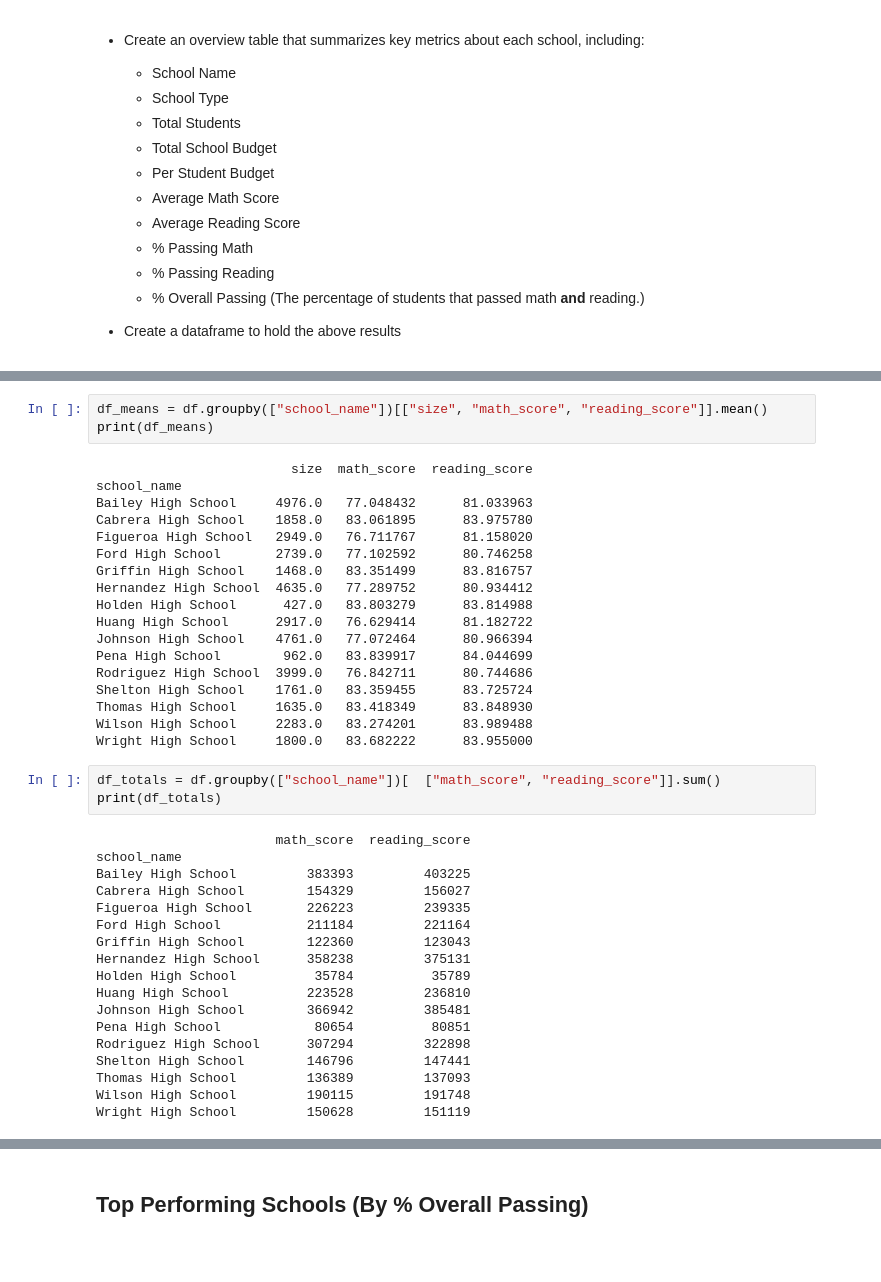
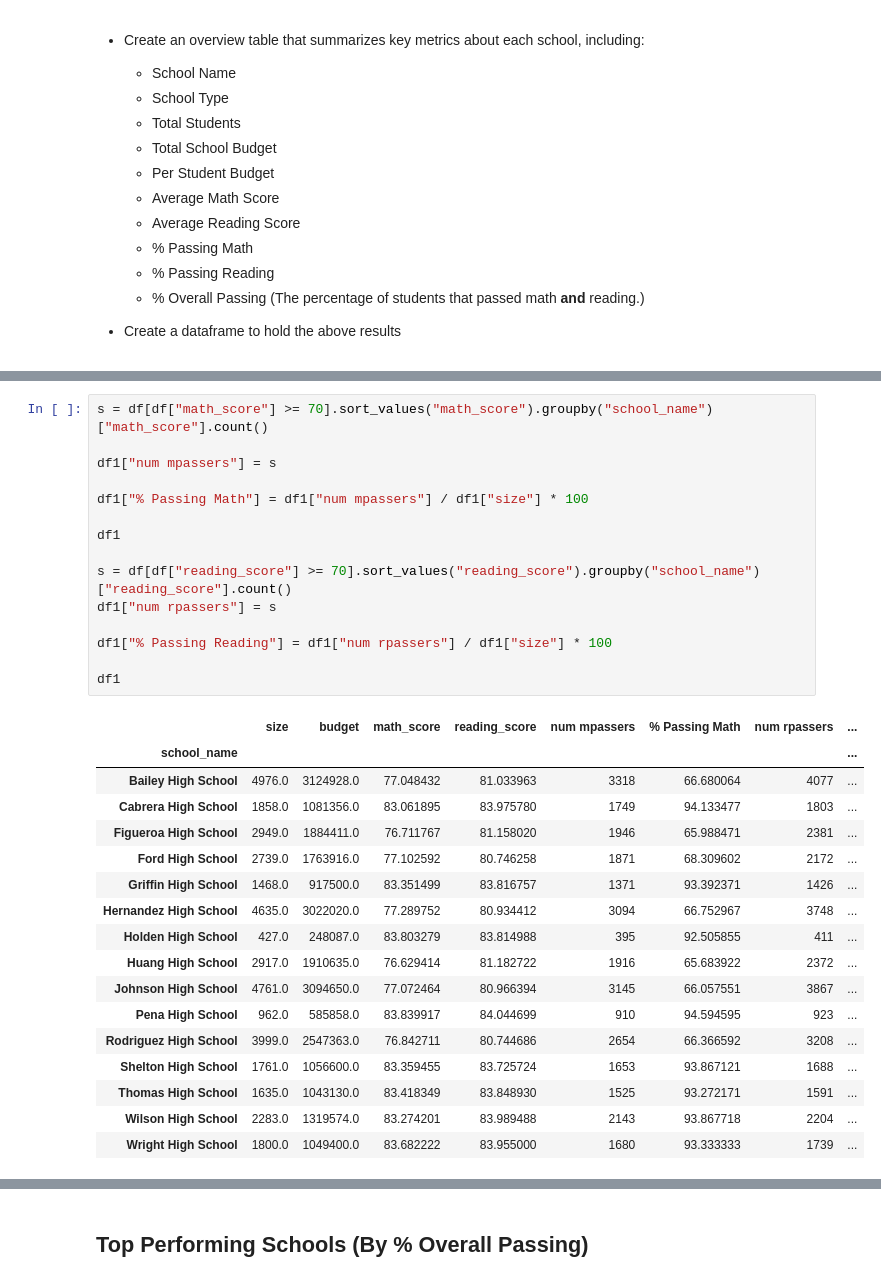
Before and after one commit to billthedataguy/pandas-challenge, a Jupyter notebook: Instructions/PyCitySchools/HW4_new.ipynb, the cells around one changed output, grey strips where cells are left out. Cells and saved outputs as stored; diff of their text form; blank space fills up the shorter version.

```diff
--- a/Instructions/PyCitySchools/HW4_new.ipynb
+++ b/Instructions/PyCitySchools/HW4_new.ipynb
@@ -283,42 +276,33 @@ Wright High School      Charter  1800  1049400               583.0
-# %%
-df_means = df.groupby(["school_name"])[["size", "math_score", "reading_score"]].mean()
-print(df_means)
-# %% [output]
-                         size  math_score  reading_score
-school_name
-Bailey High School     4976.0   77.048432      81.033963
-Cabrera High School    1858.0   83.061895      83.975780
-Figueroa High School   2949.0   76.711767      81.158020
-Ford High School       2739.0   77.102592      80.746258
-Griffin High School    1468.0   83.351499      83.816757
-Hernandez High School  4635.0   77.289752      80.934412
-Holden High School      427.0   83.803279      83.814988
-Huang High School      2917.0   76.629414      81.182722
-Johnson High School    4761.0   77.072464      80.966394
-Pena High School        962.0   83.839917      84.044699
-Rodriguez High School  3999.0   76.842711      80.744686
-Shelton High School    1761.0   83.359455      83.725724
-Thomas High School     1635.0   83.418349      83.848930
-Wilson High School     2283.0   83.274201      83.989488
-Wright High School     1800.0   83.682222      83.955000
-# %%
-df_totals = df.groupby(["school_name"])[  ["math_score", "reading_score"]].sum()
-print(df_totals)
-# %% [output]
-                       math_score  reading_score
-school_name
-Bailey High School         383393         403225
-Cabrera High School        154329         156027
-Figueroa High School       226223         239335
-Ford High School           211184         221164
-Griffin High School        122360         123043
-Hernandez High School      358238         375131
-Holden High School          35784          35789
-Huang High School          223528         236810
-Johnson High School        366942         385481
-Pena High School            80654          80851
-Rodriguez High School      307294         322898
-Shelton High School        146796         147441
-Thomas High School         136389         137093
-Wilson High School         190115         191748
-Wright High School         150628         151119
+# %%
+s = df[df["math_score"] >= 70].sort_values("math_score").groupby("school_name")["math_score"].count()
+
+df1["num mpassers"] = s
+
+df1["% Passing Math"] = df1["num mpassers"] / df1["size"] * 100
+
+df1
+
+s = df[df["reading_score"] >= 70].sort_values("reading_score").groupby("school_name")["reading_score"].count()
+df1["num rpassers"] = s
+
+df1["% Passing Reading"] = df1["num rpassers"] / df1["size"] * 100
+
+df1
+# %% [output]
+|  | size | budget | math_score | reading_score | num mpassers | % Passing Math | num rpassers | ... |
+| school_name |  |  |  |  |  |  |  | ... |
+| Bailey High School | 4976.0 | 3124928.0 | 77.048432 | 81.033963 | 3318 | 66.680064 | 4077 | ... |
+| Cabrera High School | 1858.0 | 1081356.0 | 83.061895 | 83.975780 | 1749 | 94.133477 | 1803 | ... |
+| Figueroa High School | 2949.0 | 1884411.0 | 76.711767 | 81.158020 | 1946 | 65.988471 | 2381 | ... |
+| Ford High School | 2739.0 | 1763916.0 | 77.102592 | 80.746258 | 1871 | 68.309602 | 2172 | ... |
+| Griffin High School | 1468.0 | 917500.0 | 83.351499 | 83.816757 | 1371 | 93.392371 | 1426 | ... |
+| Hernandez High School | 4635.0 | 3022020.0 | 77.289752 | 80.934412 | 3094 | 66.752967 | 3748 | ... |
+| Holden High School | 427.0 | 248087.0 | 83.803279 | 83.814988 | 395 | 92.505855 | 411 | ... |
+| Huang High School | 2917.0 | 1910635.0 | 76.629414 | 81.182722 | 1916 | 65.683922 | 2372 | ... |
+| Johnson High School | 4761.0 | 3094650.0 | 77.072464 | 80.966394 | 3145 | 66.057551 | 3867 | ... |
+| Pena High School | 962.0 | 585858.0 | 83.839917 | 84.044699 | 910 | 94.594595 | 923 | ... |
+| Rodriguez High School | 3999.0 | 2547363.0 | 76.842711 | 80.744686 | 2654 | 66.366592 | 3208 | ... |
+| Shelton High School | 1761.0 | 1056600.0 | 83.359455 | 83.725724 | 1653 | 93.867121 | 1688 | ... |
+| Thomas High School | 1635.0 | 1043130.0 | 83.418349 | 83.848930 | 1525 | 93.272171 | 1591 | ... |
+| Wilson High School | 2283.0 | 1319574.0 | 83.274201 | 83.989488 | 2143 | 93.867718 | 2204 | ... |
+| Wright High School | 1800.0 | 1049400.0 | 83.682222 | 83.955000 | 1680 | 93.333333 | 1739 | ... |
```
Also changed, not shown: parts of 7 cells of this notebook.
